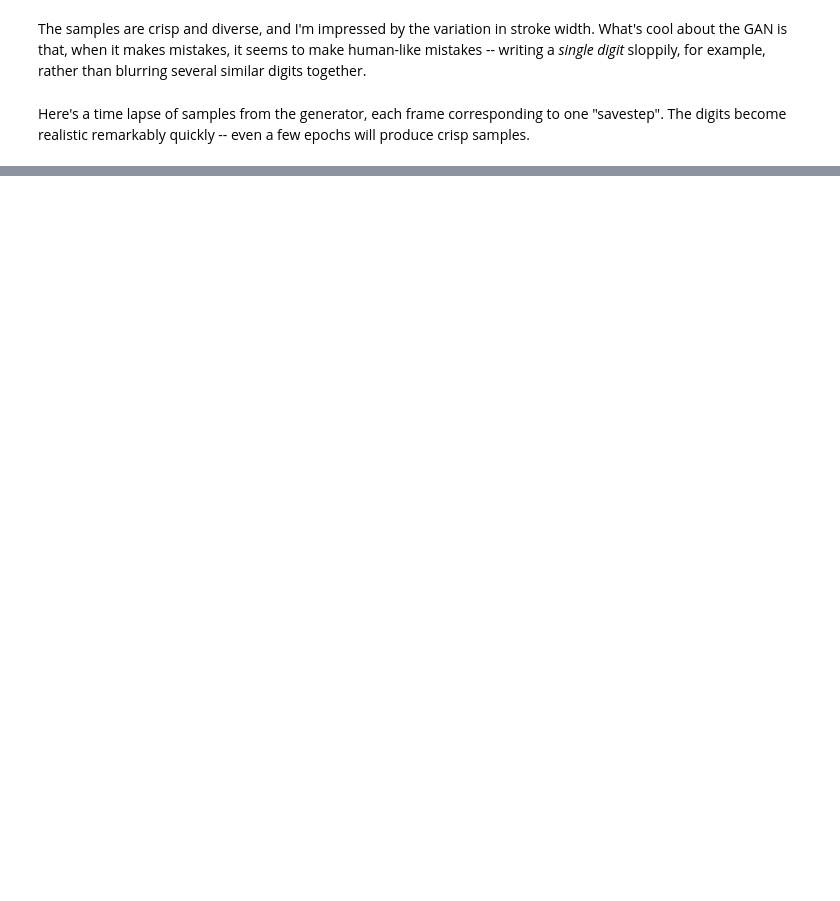
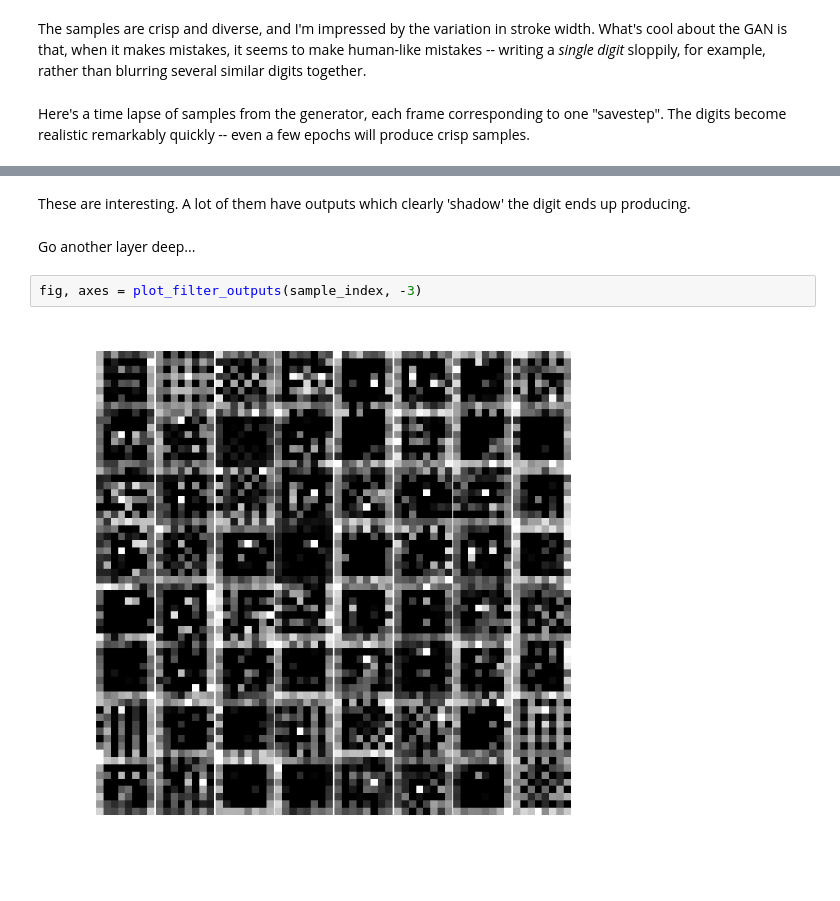
Before and after one commit to briantimar/pytorch-mnist-dcgan, a Jupyter notebook: train-mnist-dcgan.ipynb, the cells around one changed output, grey strips where cells are left out. Drawn from its saved outputs; the diff is of its cells as text; blank space fills up the shorter version.

```diff
--- a/train-mnist-dcgan.ipynb
+++ b/train-mnist-dcgan.ipynb
@@ -339,0 +398,8 @@ Here's a time lapse of samples from the generator, each frame corresponding to o
+# %% [markdown]
+These are interesting. A lot of them have outputs which clearly 'shadow' the digit ends up producing.
+# %% [markdown]
+Go another layer deep...
+# %%
+fig, axes = plot_filter_outputs(sample_index, -3)
+# %% [output]
+[figure, added]
```
Also changed, not shown: parts of 14 cells of this notebook.
